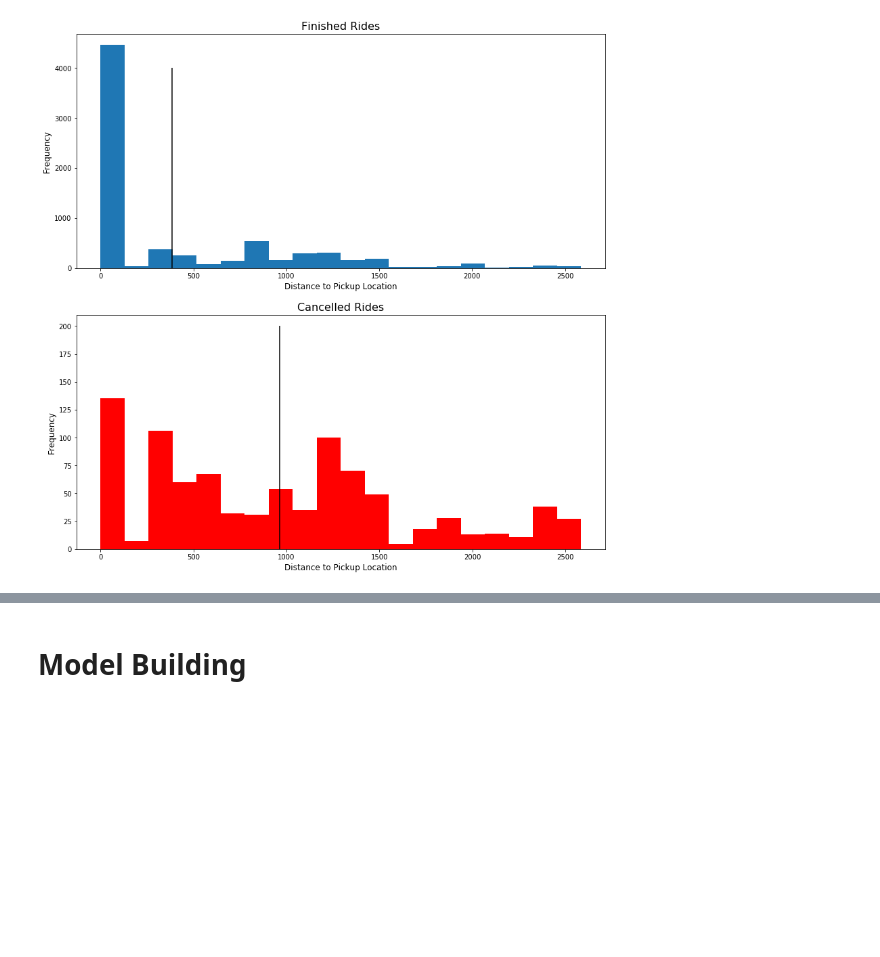
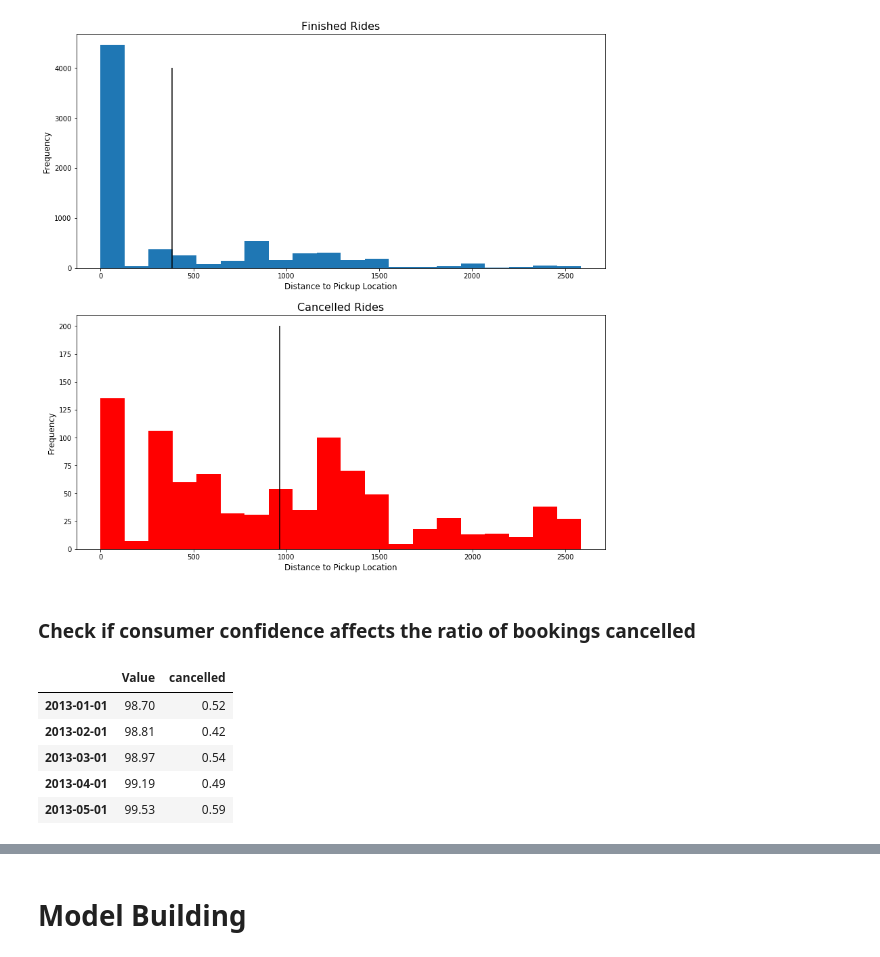
Before and after one commit to mengeling/silvercar-cancellation-predictor, a Jupyter notebook: EDA/silvercar.ipynb, the cells around one changed output, grey strips where cells are left out. Cells and saved outputs as stored; diff of their text form; code cells hidden in the pictures; blank space fills up the shorter version.

Commit message:
Added consumer confidence to EDA

```diff
--- a/EDA/silvercar.ipynb
+++ b/EDA/silvercar.ipynb
@@ -667,3 +665,5 @@ fig.show()
 fig.savefig("../../../../Desktop/silvercar_plot.png")
 # %% [output]
 [figure]
+# %% [markdown]
+### Check if consumer confidence affects the ratio of bookings cancelled
@@ -669,0 +677,10 @@ fig.savefig("../../../../Desktop/silvercar_plot.png")
+# %%
+df_CCI = df_CCI.join(df_res_CCI, how="inner")
+df_CCI.head()
+# %% [output]
+|  | Value | cancelled |
+| 2013-01-01 | 98.70 | 0.52 |
+| 2013-02-01 | 98.81 | 0.42 |
+| 2013-03-01 | 98.97 | 0.54 |
+| 2013-04-01 | 99.19 | 0.49 |
+| 2013-05-01 | 99.53 | 0.59 |
```
Also changed, not shown: parts of 7 cells of this notebook.
